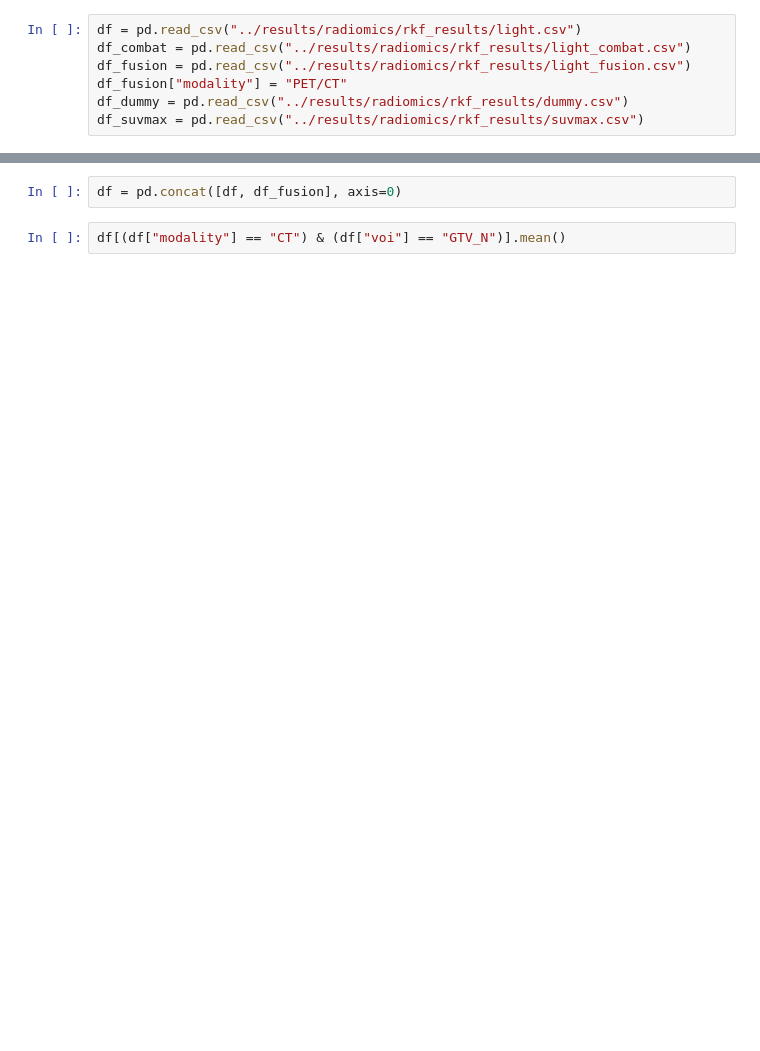
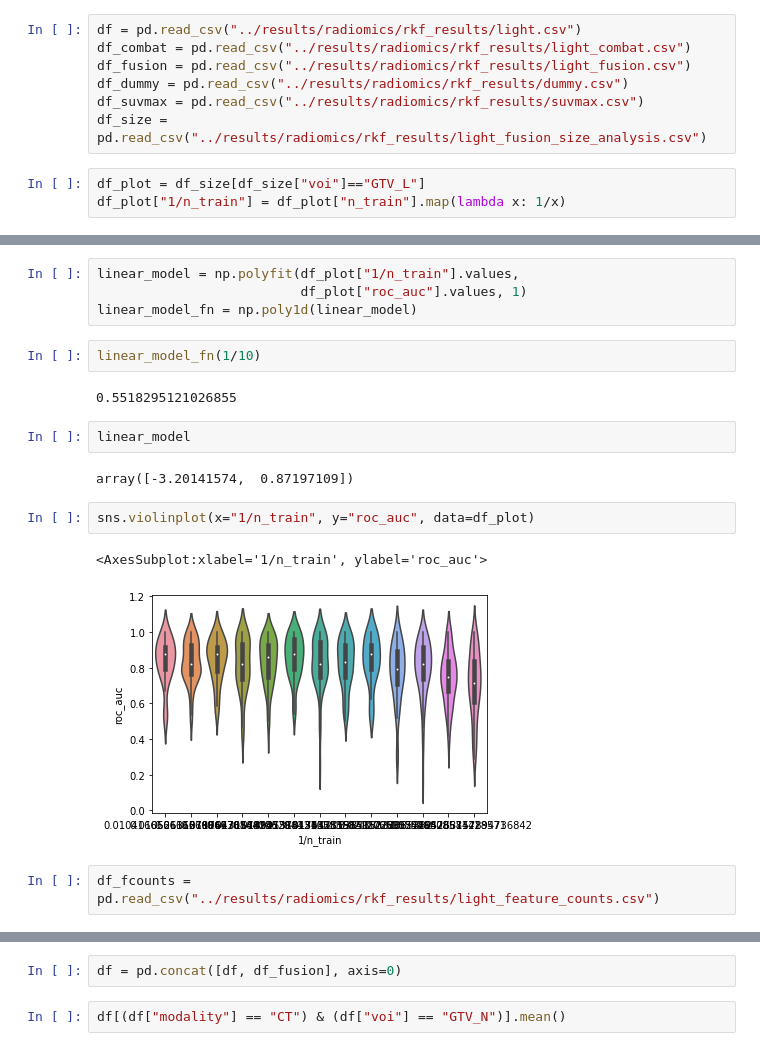
Before and after one commit to voreille/plc_segmentation, a Jupyter notebook: notebooks/analyze_results_radiomics.ipynb, the cells around one changed output, grey strips where cells are left out. Saved outputs shown, nothing was run; the diff lists cells and outputs as text; blank space fills up the shorter version.

```diff
--- a/notebooks/analyze_results_radiomics.ipynb
+++ b/notebooks/analyze_results_radiomics.ipynb
@@ -10,6 +10,9 @@ from src.statistics.stats import compare_score
 df = pd.read_csv("../results/radiomics/rkf_results/light.csv")
 df_combat = pd.read_csv("../results/radiomics/rkf_results/light_combat.csv")
 df_fusion = pd.read_csv("../results/radiomics/rkf_results/light_fusion.csv")
-df_fusion["modality"] = "PET/CT"
 df_dummy = pd.read_csv("../results/radiomics/rkf_results/dummy.csv")
 df_suvmax = pd.read_csv("../results/radiomics/rkf_results/suvmax.csv")
+df_size = pd.read_csv("../results/radiomics/rkf_results/light_fusion_size_analysis.csv")
+# %%
+df_plot = df_size[df_size["voi"]=="GTV_L"]
+df_plot["1/n_train"] = df_plot["n_train"].map(lambda x: 1/x)
@@ -15,0 +42,19 @@ df_suvmax = pd.read_csv("../results/radiomics/rkf_results/suvmax.csv")
+# %%
+linear_model = np.polyfit(df_plot["1/n_train"].values,
+                          df_plot["roc_auc"].values, 1)
+linear_model_fn = np.poly1d(linear_model)
+# %%
+linear_model_fn(1/10)
+# %% [output]
+0.5518295121026855
+# %%
+linear_model
+# %% [output]
+array([-3.20141574,  0.87197109])
+# %%
+sns.violinplot(x="1/n_train", y="roc_auc", data=df_plot)
+# %% [output]
+<AxesSubplot:xlabel='1/n_train', ylabel='roc_auc'>
+[figure, added]
+# %%
+df_fcounts = pd.read_csv("../results/radiomics/rkf_results/light_feature_counts.csv")
```
Also changed, not shown: parts of 33 cells of this notebook, 6 other files.
